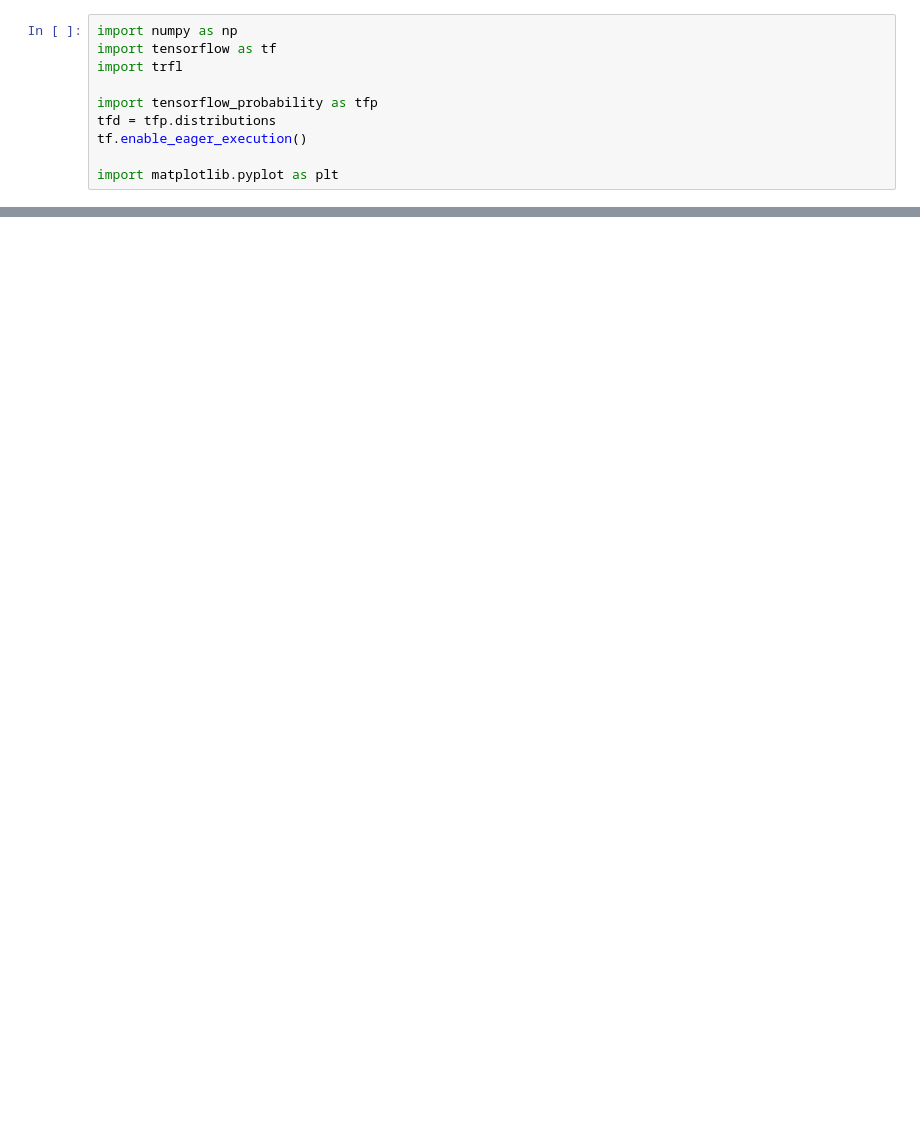
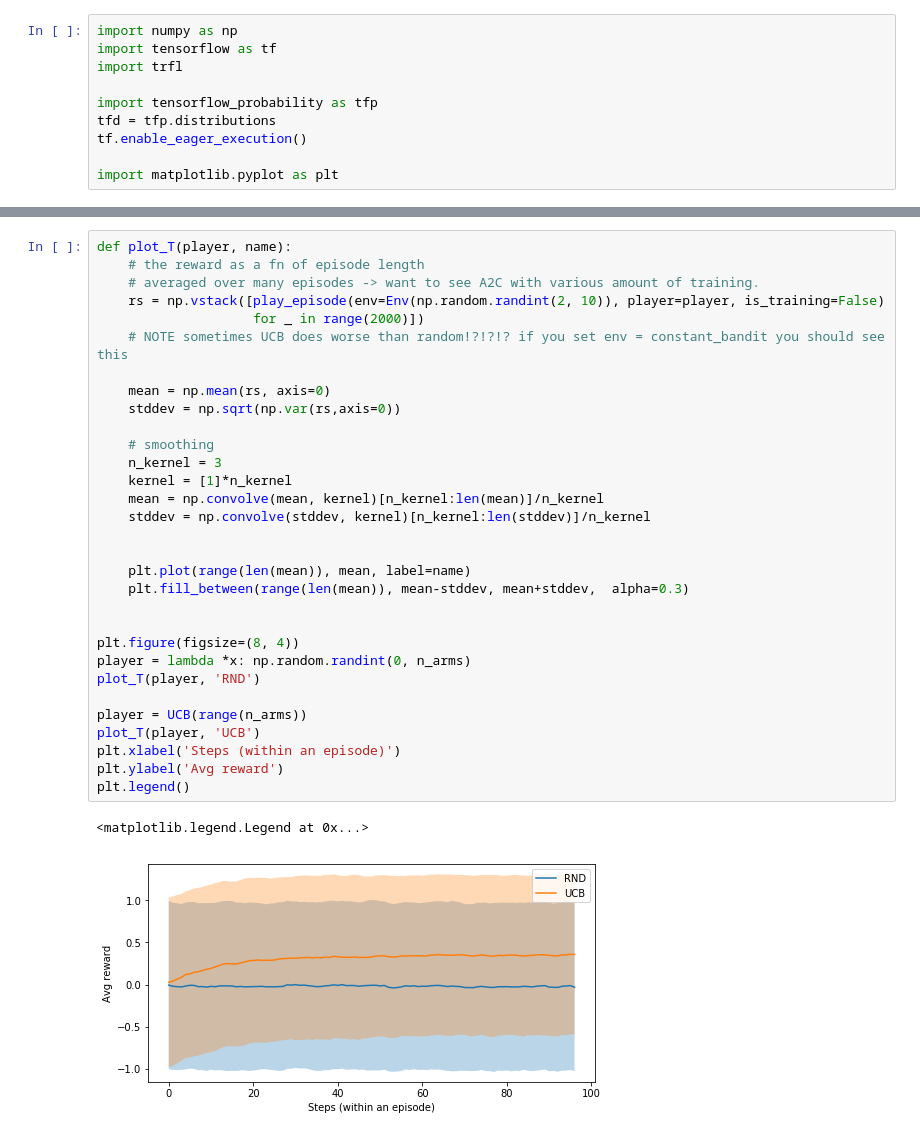
Before and after one commit to act65/masters-thesis, a Jupyter notebook: code/lr-2-rl.ipynb, the cells around one changed output, grey strips where cells are left out. Cells and saved outputs as stored; diff of their text form; blank space fills up the shorter version.

```diff
--- a/code/lr-2-rl.ipynb
+++ b/code/lr-2-rl.ipynb
@@ -151,0 +137,34 @@ list(M.get_batch(3))
+# %%
+def plot_T(player, name):
+    # the reward as a fn of episode length
+    # averaged over many episodes -> want to see A2C with various amount of training.
+    rs = np.vstack([play_episode(env=Env(np.random.randint(2, 10)), player=player, is_training=False)
+                    for _ in range(2000)])
+    # NOTE sometimes UCB does worse than random!?!?!? if you set env = constant_bandit you should see this
+
+    mean = np.mean(rs, axis=0)
+    stddev = np.sqrt(np.var(rs,axis=0))
+
+    # smoothing
+    n_kernel = 3
+    kernel = [1]*n_kernel
+    mean = np.convolve(mean, kernel)[n_kernel:len(mean)]/n_kernel
+    stddev = np.convolve(stddev, kernel)[n_kernel:len(stddev)]/n_kernel
+
+
+    plt.plot(range(len(mean)), mean, label=name)
+    plt.fill_between(range(len(mean)), mean-stddev, mean+stddev,  alpha=0.3)
+
+
+plt.figure(figsize=(8, 4))
+player = lambda *x: np.random.randint(0, n_arms)
+plot_T(player, 'RND')
+
+player = UCB(range(n_arms))
+plot_T(player, 'UCB')
+plt.xlabel('Steps (within an episode)')
+plt.ylabel('Avg reward')
+plt.legend()
+# %% [output]
+<matplotlib.legend.Legend at 0x...>
+[figure, added]
```
Also changed, not shown: parts of 24 cells of this notebook, 1 other file.
